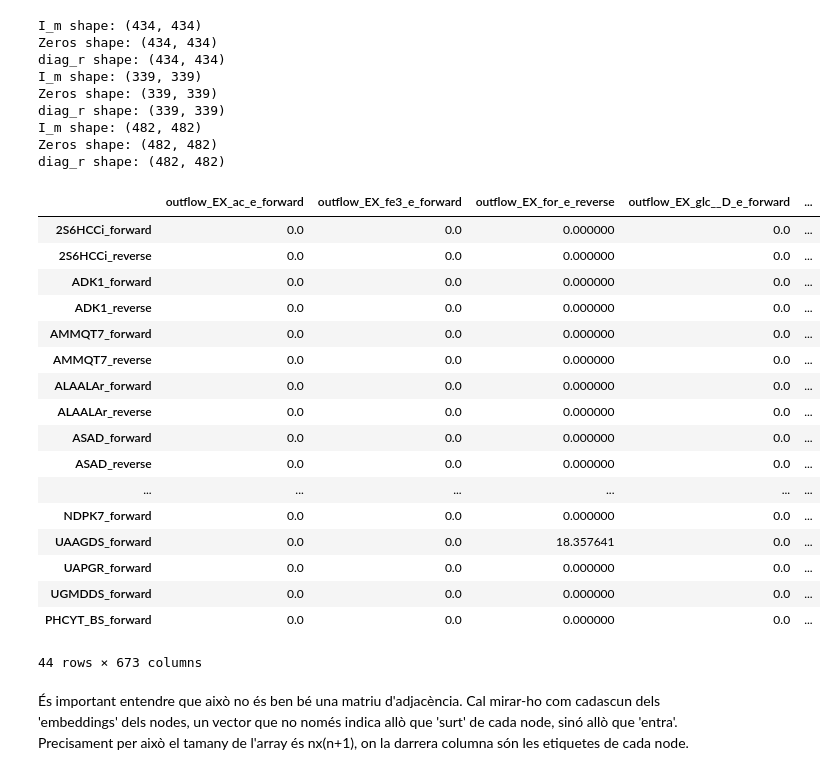
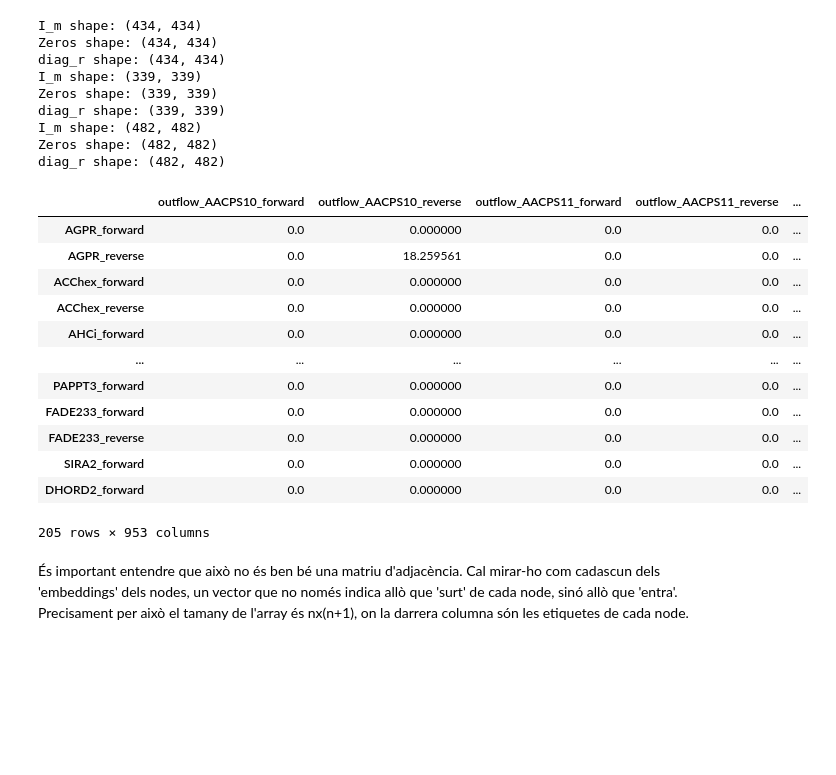
Before and after one commit to MiquelAngelLlauger-Cdm/TFG2, a Jupyter notebook: codi_TFG/metode_hibrid_tfg.ipynb, the cells around one changed output. Saved outputs shown, nothing was run; the diff lists cells and outputs as text; code cells hidden in the pictures; blank space fills up the shorter version.

```diff
--- a/codi_TFG/metode_hibrid_tfg.ipynb
+++ b/codi_TFG/metode_hibrid_tfg.ipynb
@@ -567,26 +565,21 @@ X_myco = extract_features_with_labels(myco_result['connected_mfg'], essentiality
 
 # Conjunt de dades final:
 # %%
-X_bacillus[X_bacillus['essentiality']==1]
+X_myco[X_myco['essentiality']==--1]
 # %% [output]
-|  | outflow_EX_ac_e_forward | outflow_EX_fe3_e_forward | outflow_EX_for_e_reverse | outflow_EX_glc__D_e_forward | ... |
-| 2S6HCCi_forward | 0.0 | 0.0 | 0.000000 | 0.0 | ... |
-| 2S6HCCi_reverse | 0.0 | 0.0 | 0.000000 | 0.0 | ... |
-| ADK1_forward | 0.0 | 0.0 | 0.000000 | 0.0 | ... |
-| ADK1_reverse | 0.0 | 0.0 | 0.000000 | 0.0 | ... |
-| AMMQT7_forward | 0.0 | 0.0 | 0.000000 | 0.0 | ... |
-| AMMQT7_reverse | 0.0 | 0.0 | 0.000000 | 0.0 | ... |
-| ALAALAr_forward | 0.0 | 0.0 | 0.000000 | 0.0 | ... |
-| ALAALAr_reverse | 0.0 | 0.0 | 0.000000 | 0.0 | ... |
-| ASAD_forward | 0.0 | 0.0 | 0.000000 | 0.0 | ... |
-| ASAD_reverse | 0.0 | 0.0 | 0.000000 | 0.0 | ... |
+|  | outflow_AACPS10_forward | outflow_AACPS10_reverse | outflow_AACPS11_forward | outflow_AACPS11_reverse | ... |
+| AGPR_forward | 0.0 | 0.000000 | 0.0 | 0.0 | ... |
+| AGPR_reverse | 0.0 | 18.259561 | 0.0 | 0.0 | ... |
+| ACChex_forward | 0.0 | 0.000000 | 0.0 | 0.0 | ... |
+| ACChex_reverse | 0.0 | 0.000000 | 0.0 | 0.0 | ... |
+| AHCi_forward | 0.0 | 0.000000 | 0.0 | 0.0 | ... |
 | ... | ... | ... | ... | ... | ... |
-| NDPK7_forward | 0.0 | 0.0 | 0.000000 | 0.0 | ... |
-| UAAGDS_forward | 0.0 | 0.0 | 18.357641 | 0.0 | ... |
-| UAPGR_forward | 0.0 | 0.0 | 0.000000 | 0.0 | ... |
-| UGMDDS_forward | 0.0 | 0.0 | 0.000000 | 0.0 | ... |
-| PHCYT_BS_forward | 0.0 | 0.0 | 0.000000 | 0.0 | ... |
+| PAPPT3_forward | 0.0 | 0.000000 | 0.0 | 0.0 | ... |
+| FADE233_forward | 0.0 | 0.000000 | 0.0 | 0.0 | ... |
+| FADE233_reverse | 0.0 | 0.000000 | 0.0 | 0.0 | ... |
+| SIRA2_forward | 0.0 | 0.000000 | 0.0 | 0.0 | ... |
+| DHORD2_forward | 0.0 | 0.000000 | 0.0 | 0.0 | ... |
-44 rows × 673 columns
+205 rows × 953 columns
 # %%
 def stack_graphs_diagonally(A, B, label_col_name='label'):
 
```
Also changed, not shown: parts of 10 cells of this notebook, 1 other file.
